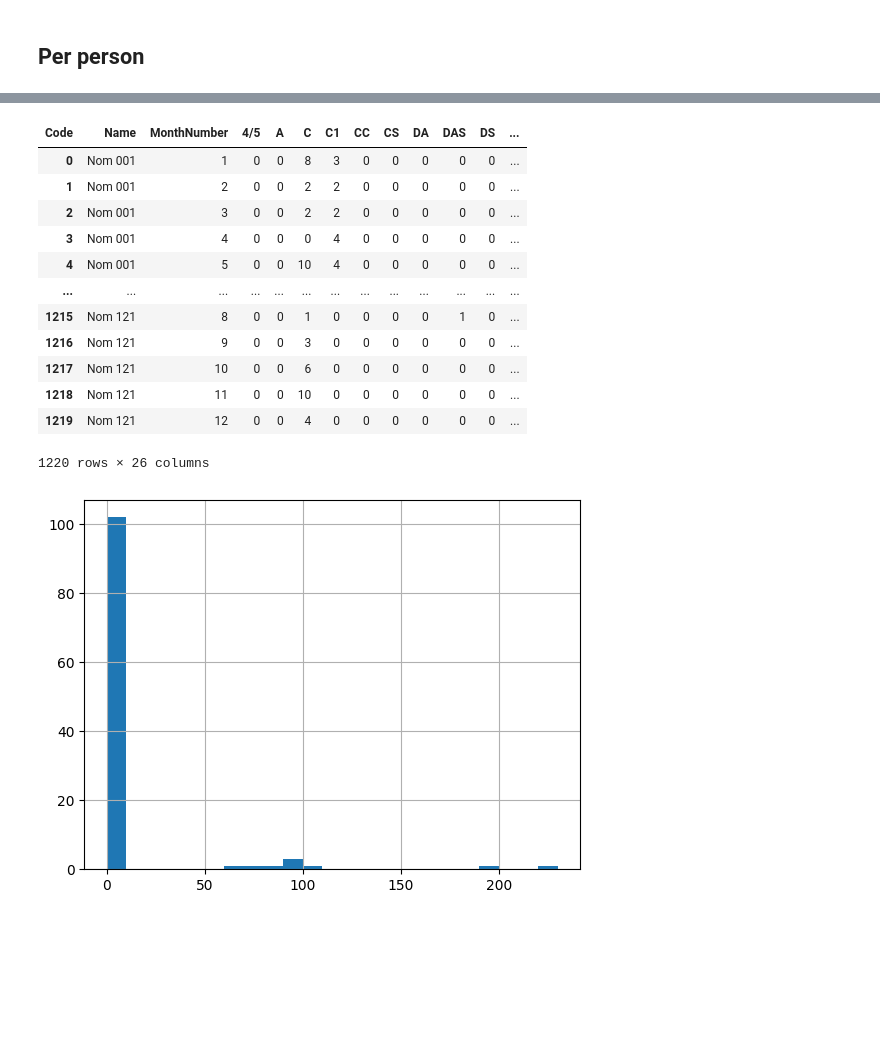
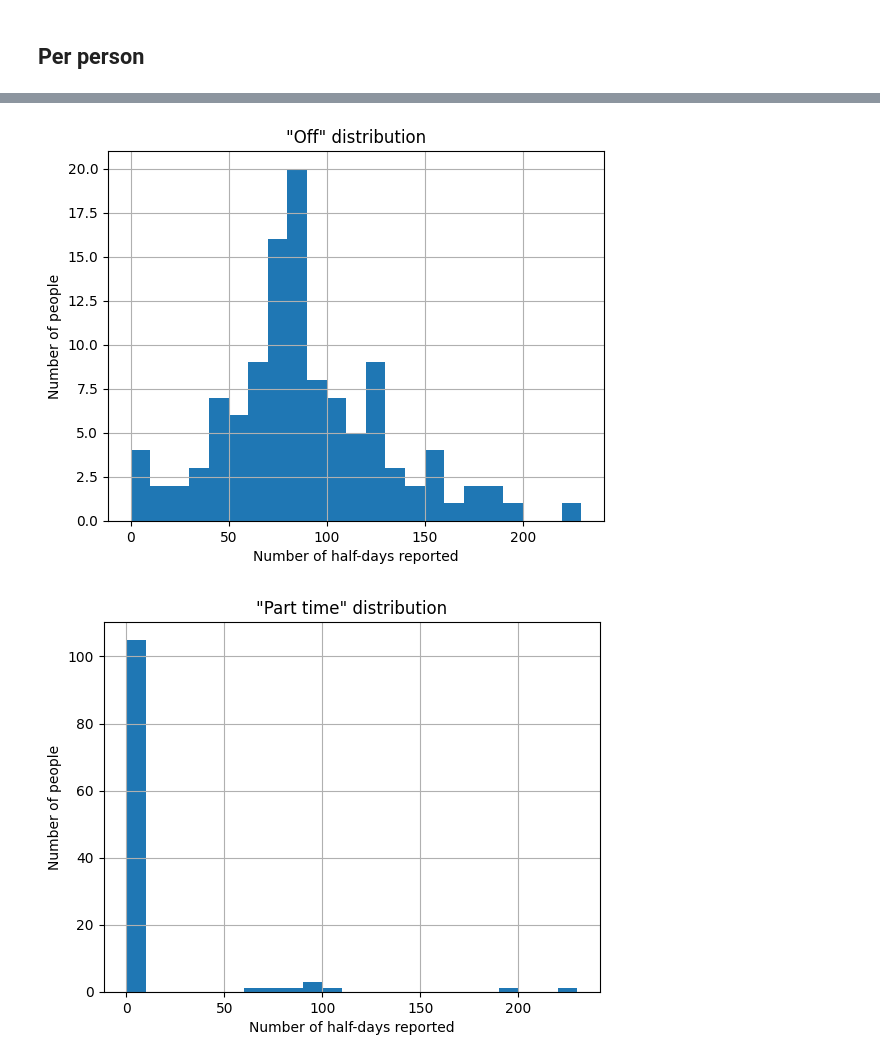
Before and after one commit to Fnor-BE/on-duty-2024, a Jupyter notebook: on-duty.ipynb, the cells around one changed output, grey strips where cells are left out. Saved outputs shown, nothing was run; the diff lists cells and outputs as text; code cells hidden in the pictures; blank space fills up the shorter version.

```diff
--- a/on-duty.ipynb
+++ b/on-duty.ipynb
@@ -570,20 +574,0 @@ display(people_codes_monthly)
-# %%
-bin_width = 10
-
-bins = np.arange(0, people['Part time'].max() + bin_width, bin_width)
-people_status_yearly['Part time'].hist(bins=bins)
-# %% [output]
-| Code | Name | MonthNumber | 4/5 | A | C | C1 | CC | CS | DA | DAS | DS | ... |
-| 0 | Nom 001 | 1 | 0 | 0 | 8 | 3 | 0 | 0 | 0 | 0 | 0 | ... |
-| 1 | Nom 001 | 2 | 0 | 0 | 2 | 2 | 0 | 0 | 0 | 0 | 0 | ... |
-| 2 | Nom 001 | 3 | 0 | 0 | 2 | 2 | 0 | 0 | 0 | 0 | 0 | ... |
-| 3 | Nom 001 | 4 | 0 | 0 | 0 | 4 | 0 | 0 | 0 | 0 | 0 | ... |
-| 4 | Nom 001 | 5 | 0 | 0 | 10 | 4 | 0 | 0 | 0 | 0 | 0 | ... |
-| ... | ... | ... | ... | ... | ... | ... | ... | ... | ... | ... | ... | ... |
-| 1215 | Nom 121 | 8 | 0 | 0 | 1 | 0 | 0 | 0 | 0 | 1 | 0 | ... |
-| 1216 | Nom 121 | 9 | 0 | 0 | 3 | 0 | 0 | 0 | 0 | 0 | 0 | ... |
-| 1217 | Nom 121 | 10 | 0 | 0 | 6 | 0 | 0 | 0 | 0 | 0 | 0 | ... |
-| 1218 | Nom 121 | 11 | 0 | 0 | 10 | 0 | 0 | 0 | 0 | 0 | 0 | ... |
-| 1219 | Nom 121 | 12 | 0 | 0 | 4 | 0 | 0 | 0 | 0 | 0 | 0 | ... |
-1220 rows × 26 columns
-[figure, removed]
@@ -611,0 +575,13 @@ people_status_yearly['Part time'].hist(bins=bins)
+# %%
+bin_width = 10
+
+for status in people_status_yearly.columns[1:]:
+    bins = np.arange(0, people_status_yearly[status].max() + bin_width, bin_width)
+    people_status_yearly[status].hist(bins=bins)
+    plt.title(f'"{status}" distribution')
+    plt.xlabel('Number of half-days reported')
+    plt.ylabel('Number of people')
+    plt.show()
+# %% [output]
+[figure, added]
+[figure, added]
```
Also changed, not shown: parts of 15 cells of this notebook, 1 other file.
